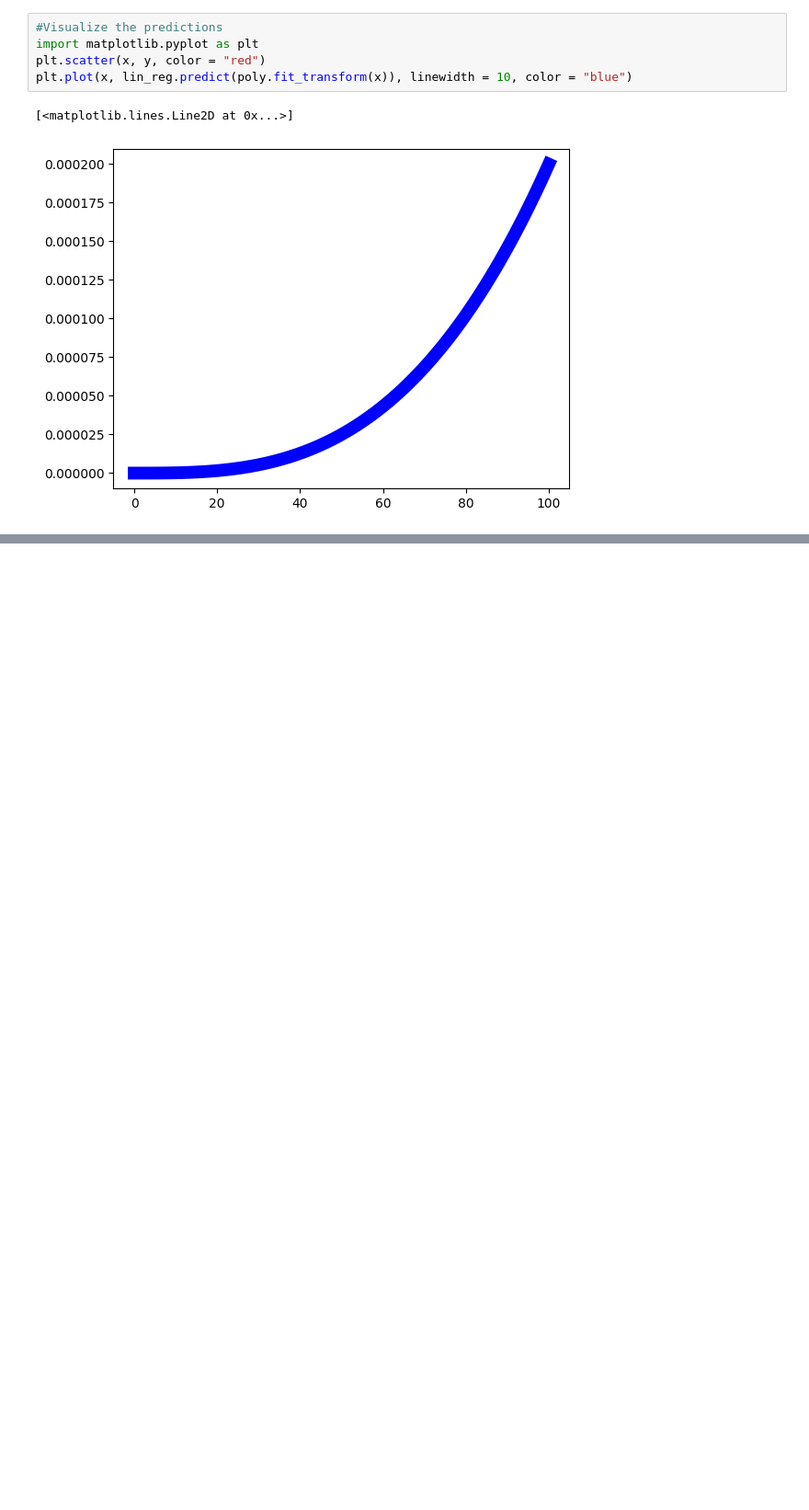
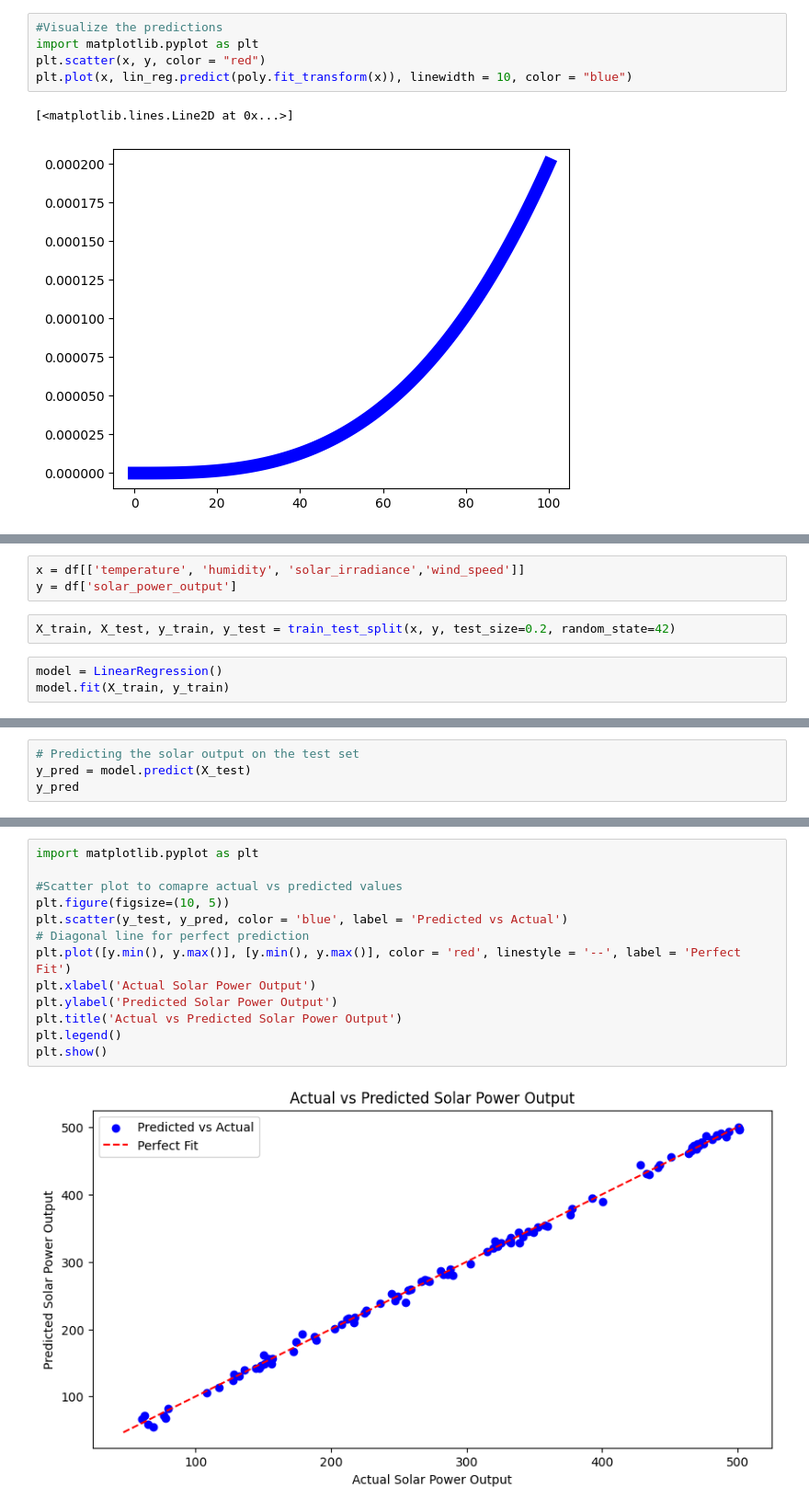
Before and after one commit to Shrish2003/CodSoft, a Jupyter notebook: chapter_appendix-tools-for-deep-learning/jupyter.ipynb, the cells around one changed output, grey strips where cells are left out. Shown at 92% size. Cells and saved outputs as stored; diff of their text form; blank space fills up the shorter version.

```diff
--- a/chapter_appendix-tools-for-deep-learning/jupyter.ipynb
+++ b/chapter_appendix-tools-for-deep-learning/jupyter.ipynb
@@ -50,0 +81,8 @@ plt.plot(x, lin_reg.predict(poly.fit_transform(x)), linewidth = 10, color = "blu
+# %%
+x = df[['temperature', 'humidity', 'solar_irradiance','wind_speed']]
+y = df['solar_power_output']
+# %%
+X_train, X_test, y_train, y_test = train_test_split(x, y, test_size=0.2, random_state=42)
+# %%
+model = LinearRegression()
+model.fit(X_train, y_train)
@@ -50,0 +91,4 @@ plt.plot(x, lin_reg.predict(poly.fit_transform(x)), linewidth = 10, color = "blu
+# %%
+# Predicting the solar output on the test set
+y_pred = model.predict(X_test)
+y_pred
@@ -50,0 +122,15 @@ plt.plot(x, lin_reg.predict(poly.fit_transform(x)), linewidth = 10, color = "blu
+# %%
+import matplotlib.pyplot as plt
+
+#Scatter plot to comapre actual vs predicted values
+plt.figure(figsize=(10, 5))
+plt.scatter(y_test, y_pred, color = 'blue', label = 'Predicted vs Actual')
+# Diagonal line for perfect prediction
+plt.plot([y.min(), y.max()], [y.min(), y.max()], color = 'red', linestyle = '--', label = 'Perfect Fit')
+plt.xlabel('Actual Solar Power Output')
+plt.ylabel('Predicted Solar Power Output')
+plt.title('Actual vs Predicted Solar Power Output')
+plt.legend()
+plt.show()
+# %% [output]
+[figure, added]
```
Also changed, not shown: parts of 13 cells of this notebook.
